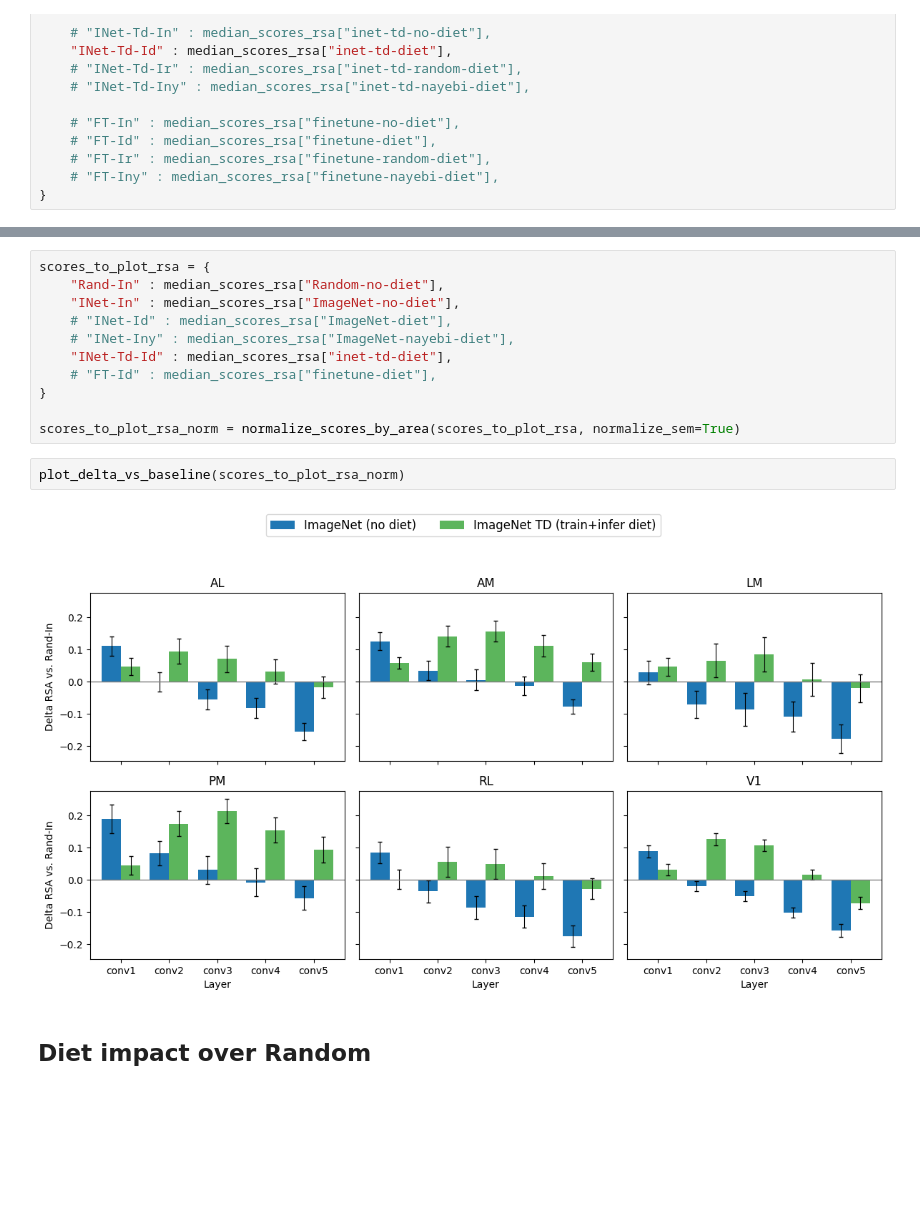
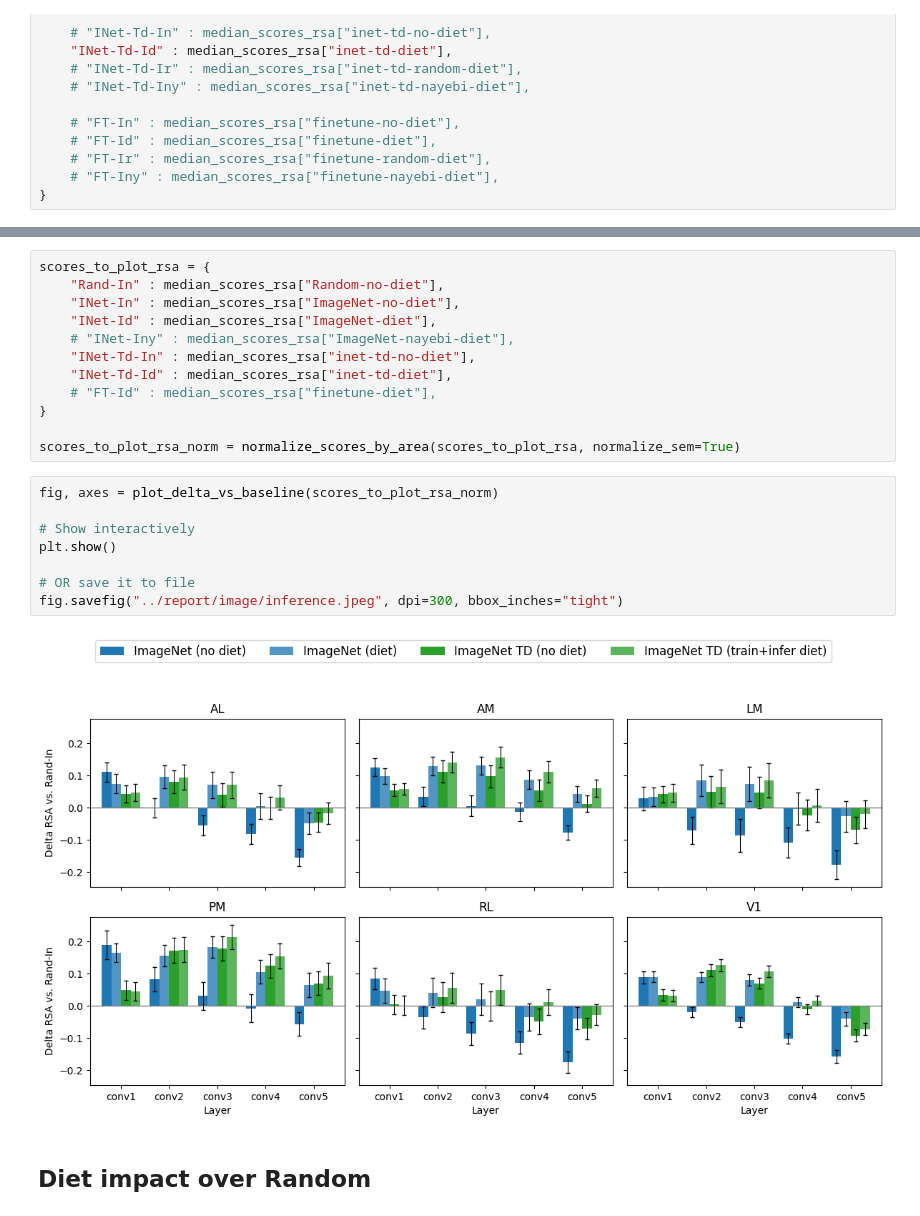
Before and after one commit to giovanni-lucarelli/mice-representation, a Jupyter notebook: neural-mapping/model_to_neural.ipynb, the cells around one changed output, grey strips where cells are left out. Cells and saved outputs as stored; diff of their text form; blank space fills up the shorter version.

Commit message:
new plots ant typo

```diff
--- a/neural-mapping/model_to_neural.ipynb
+++ b/neural-mapping/model_to_neural.ipynb
@@ -161,17 +160,24 @@ plot_comparison(scores_to_plot_rsa_norm, metric_name="RSA (normalized)")
 scores_to_plot_rsa = {
     "Rand-In" : median_scores_rsa["Random-no-diet"],
     "INet-In" : median_scores_rsa["ImageNet-no-diet"],
-    # "INet-Id" : median_scores_rsa["ImageNet-diet"],
+    "INet-Id" : median_scores_rsa["ImageNet-diet"],
     # "INet-Iny" : median_scores_rsa["ImageNet-nayebi-diet"],
+    "INet-Td-In" : median_scores_rsa["inet-td-no-diet"],
     "INet-Td-Id" : median_scores_rsa["inet-td-diet"],
     # "FT-Id" : median_scores_rsa["finetune-diet"],
 }
 
 scores_to_plot_rsa_norm = normalize_scores_by_area(scores_to_plot_rsa, normalize_sem=True)
 # %%
-plot_delta_vs_baseline(scores_to_plot_rsa_norm)
+fig, axes = plot_delta_vs_baseline(scores_to_plot_rsa_norm)
+
+# Show interactively
+plt.show()
+
+# OR save it to file
+fig.savefig("../report/image/inference.jpeg", dpi=300, bbox_inches="tight")
 # %% [output]
-[figure, old version]
+[figure, new version]
 # %% [markdown]
 ## Diet impact over Random
 # %%
```
Also changed, not shown: parts of 2 cells of this notebook, 10 other files.
